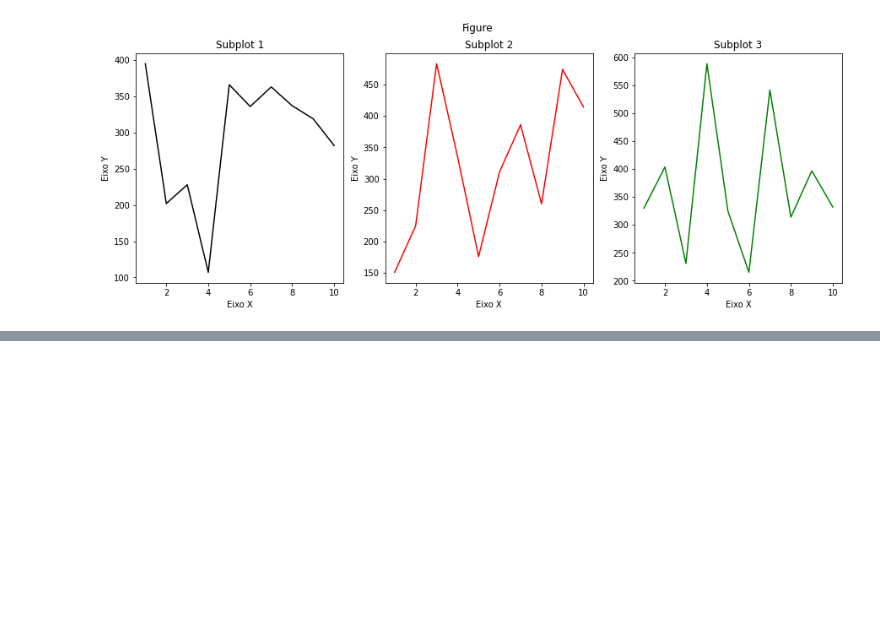
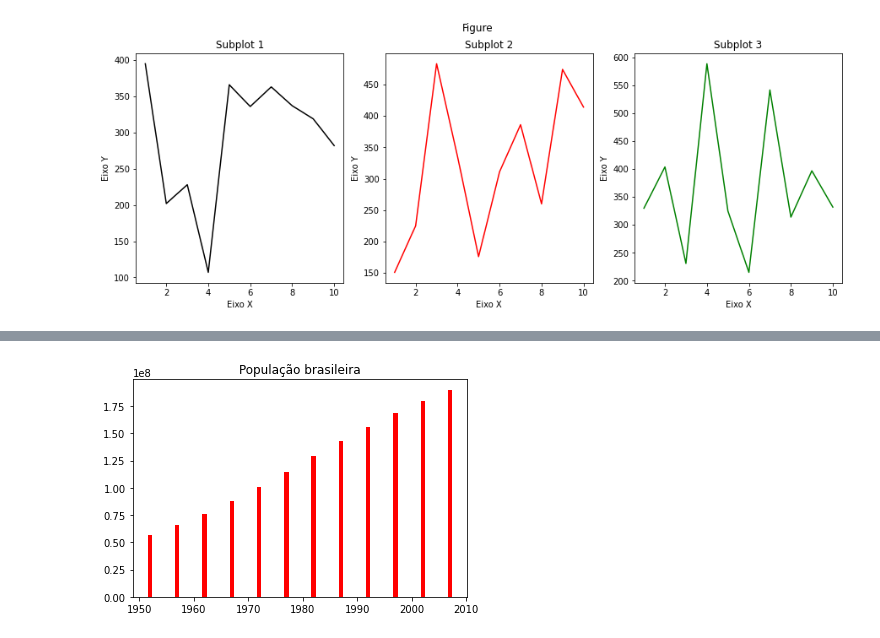
Before and after one commit to JardelSilva-86/Python-para-An-lise-de-Dados, a Jupyter notebook: Matplotlib.ipynb, the cells around one changed output, grey strips where cells are left out. Saved outputs shown, nothing was run; the diff lists cells and outputs as text; code cells hidden in the pictures; blank space fills up the shorter version.

```diff
--- a/Matplotlib.ipynb
+++ b/Matplotlib.ipynb
@@ -107,0 +164,8 @@ ax.legend();
+# %%
+plt.bar(x = df.index,
+        height = df['pop'],
+        color = 'red'
+        )
+plt.title('População brasileira');
+# %% [output]
+[figure, added]
```
Also changed, not shown: parts of 11 cells of this notebook.
